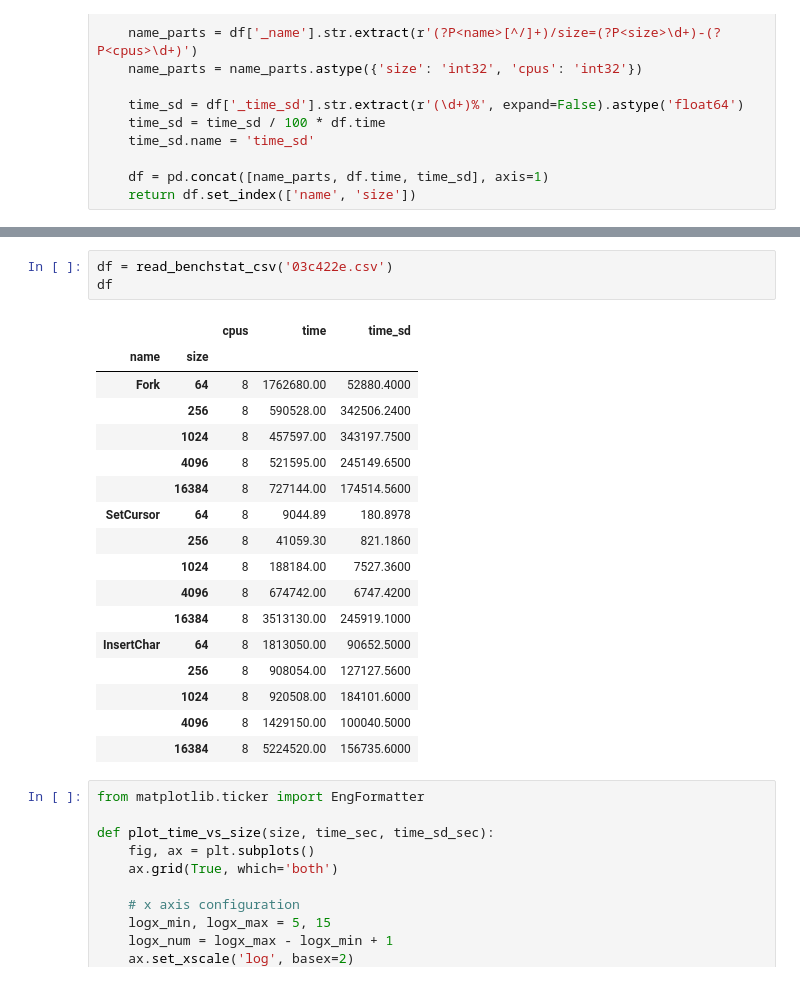
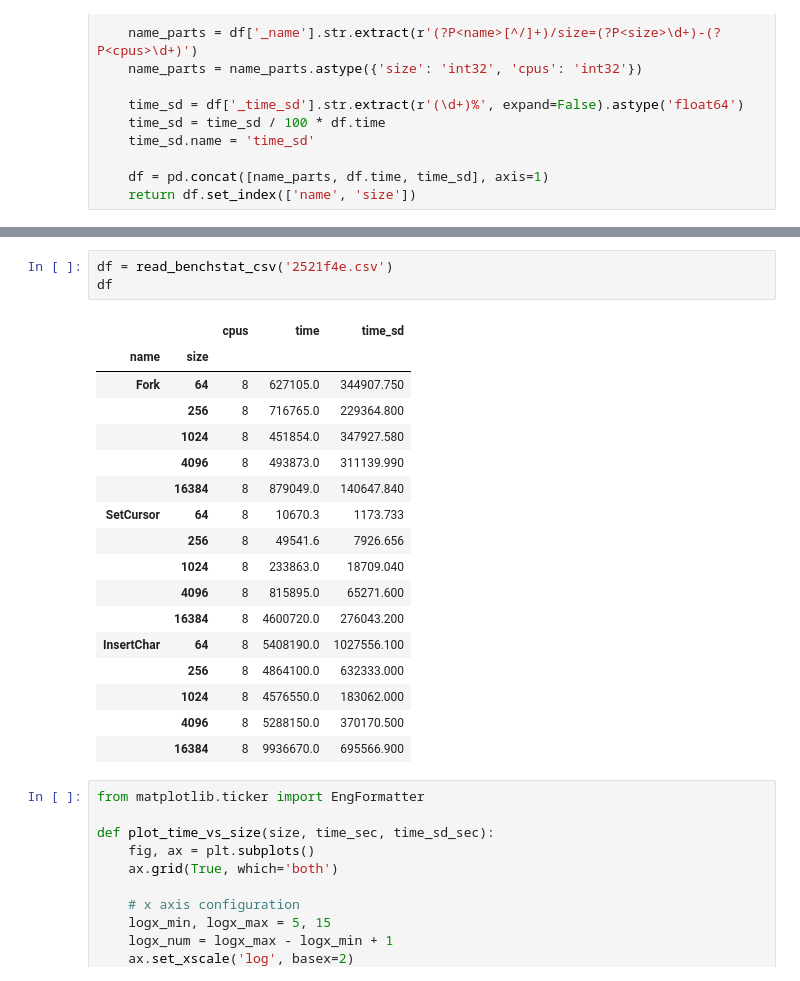
Before and after one commit to brunokim/causal-tree, a Jupyter notebook: bench/Benchmark analysis.ipynb, the cells around one changed output, grey strips where cells are left out. Drawn from its saved outputs; the diff is of its cells as text.

```diff
--- a/bench/Benchmark analysis.ipynb
+++ b/bench/Benchmark analysis.ipynb
@@ -26,24 +26,24 @@ glob('./*.csv')
 # %%
-df = read_benchstat_csv('03c422e.csv')
+df = read_benchstat_csv('2521f4e.csv')
 df
 # %% [output]
 |  |  | cpus | time | time_sd |
 | name | size |  |  |  |
-| Fork | 64 | 8 | 1762680.00 | 52880.4000 |
-|  | 256 | 8 | 590528.00 | 342506.2400 |
-|  | 1024 | 8 | 457597.00 | 343197.7500 |
-|  | 4096 | 8 | 521595.00 | 245149.6500 |
-|  | 16384 | 8 | 727144.00 | 174514.5600 |
-| SetCursor | 64 | 8 | 9044.89 | 180.8978 |
-|  | 256 | 8 | 41059.30 | 821.1860 |
-|  | 1024 | 8 | 188184.00 | 7527.3600 |
-|  | 4096 | 8 | 674742.00 | 6747.4200 |
-|  | 16384 | 8 | 3513130.00 | 245919.1000 |
-| InsertChar | 64 | 8 | 1813050.00 | 90652.5000 |
-|  | 256 | 8 | 908054.00 | 127127.5600 |
-|  | 1024 | 8 | 920508.00 | 184101.6000 |
-|  | 4096 | 8 | 1429150.00 | 100040.5000 |
-|  | 16384 | 8 | 5224520.00 | 156735.6000 |
+| Fork | 64 | 8 | 627105.0 | 344907.750 |
+|  | 256 | 8 | 716765.0 | 229364.800 |
+|  | 1024 | 8 | 451854.0 | 347927.580 |
+|  | 4096 | 8 | 493873.0 | 311139.990 |
+|  | 16384 | 8 | 879049.0 | 140647.840 |
+| SetCursor | 64 | 8 | 10670.3 | 1173.733 |
+|  | 256 | 8 | 49541.6 | 7926.656 |
+|  | 1024 | 8 | 233863.0 | 18709.040 |
+|  | 4096 | 8 | 815895.0 | 65271.600 |
+|  | 16384 | 8 | 4600720.0 | 276043.200 |
+| InsertChar | 64 | 8 | 5408190.0 | 1027556.100 |
+|  | 256 | 8 | 4864100.0 | 632333.000 |
+|  | 1024 | 8 | 4576550.0 | 183062.000 |
+|  | 4096 | 8 | 5288150.0 | 370170.500 |
+|  | 16384 | 8 | 9936670.0 | 695566.900 |
 # %%
 from matplotlib.ticker import EngFormatter
 
```
Also changed, not shown: parts of 5 cells of this notebook, 2 other files.
